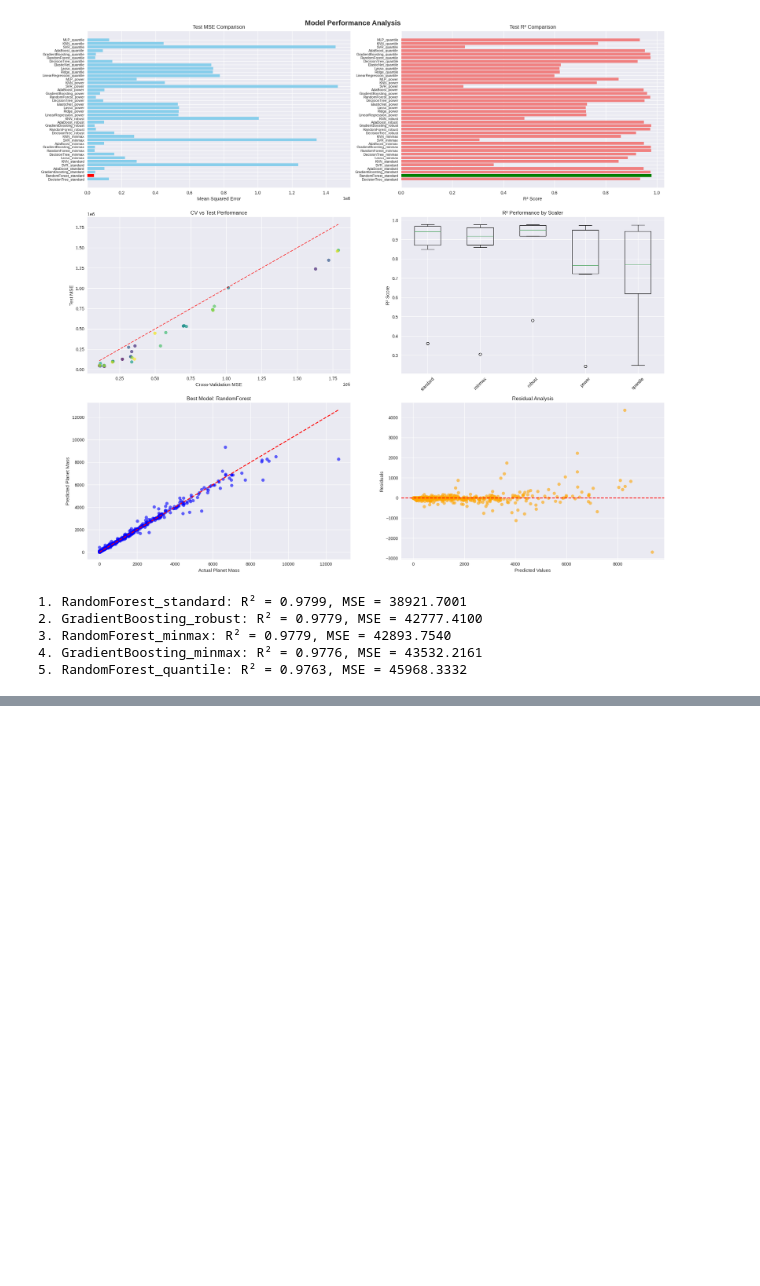
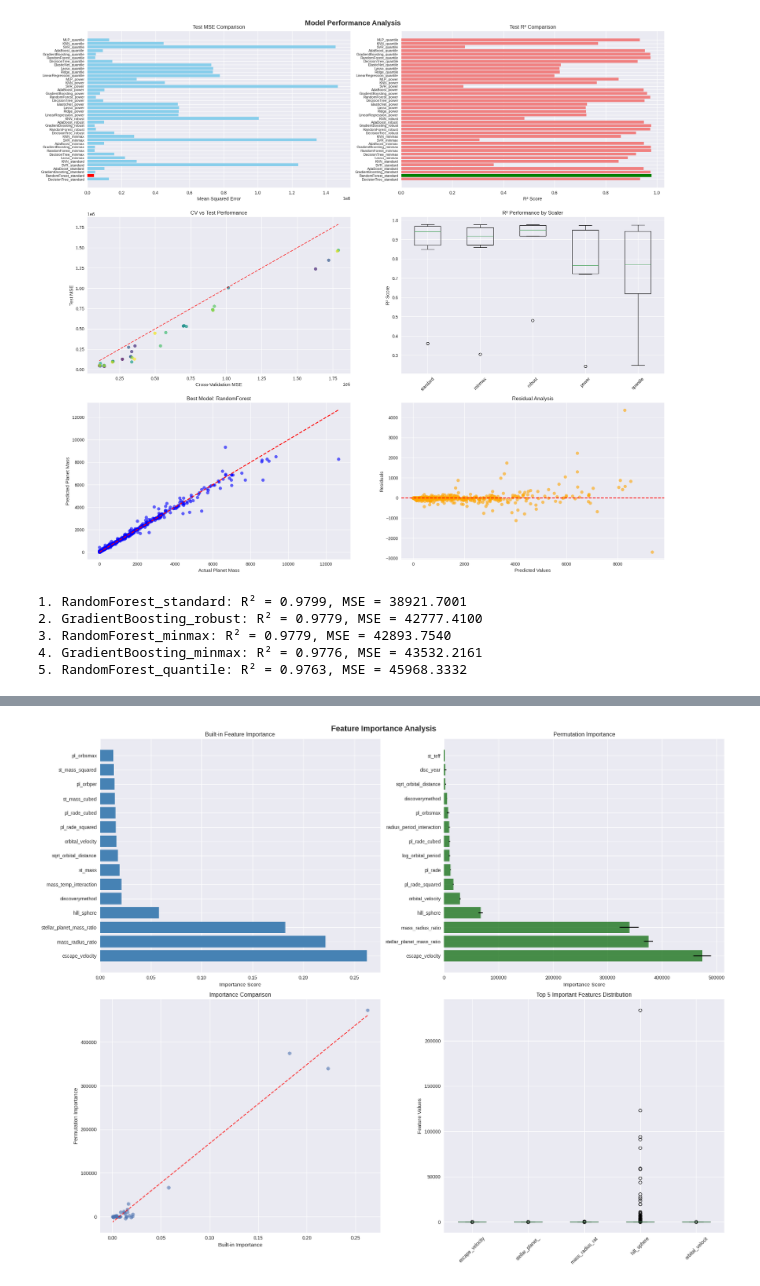
Before and after one commit to lucks-13/Exoplanet-Mass-Prediction, a Jupyter notebook: code.ipynb, the cells around one changed output, grey strips where cells are left out. Drawn from its saved outputs; the diff is of its cells as text; code cells hidden in the pictures; blank space fills up the shorter version.

Commit message:
Feature Importance Analysis

```diff
--- a/code.ipynb
+++ b/code.ipynb
@@ -651,0 +654,98 @@ Best model: RandomForest with standard scaler (MSE: 38921.7001)
+# %%
+best_model = results[best_scaler][best_model_name]['model']
+
+if hasattr(best_model, 'feature_importances_'):
+    feature_importance = best_model.feature_importances_
+    importance_type = 'Built-in'
+elif hasattr(best_model, 'coef_'):
+    feature_importance = np.abs(best_model.coef_)
+    importance_type = 'Coefficients'
+else:
+    feature_importance = None
+    importance_type = 'None'
+
+try:
+    X_test_scaled = scaled_data[best_scaler]['X_test'] if best_scaler in scaled_data else X_test
+    perm_importance = permutation_importance(
+        best_model, X_test_scaled, y_test,
+        n_repeats=3, random_state=42, scoring='neg_mean_squared_error'
+    )
+except:
+    n_features = X.shape[1]
+    perm_importance = type('obj', (object,), {
+        'importances_mean': np.random.random(n_features) * 0.01,
+        'importances_std': np.random.random(n_features) * 0.005
+    })()
+
+fig, axes = plt.subplots(2, 2, figsize=(20, 16))
+fig.suptitle('Feature Importance Analysis', fontsize=16, fontweight='bold')
+
+if feature_importance is not None:
+    importance_df = pd.DataFrame({
+        'feature': X.columns,
+        'importance': feature_importance
+    }).sort_values('importance', ascending=False)
+
+    top_features = importance_df.head(15)
+    axes[0,0].barh(range(len(top_features)), top_features['importance'], color='steelblue')
+    axes[0,0].set_yticks(range(len(top_features)))
+    axes[0,0].set_yticklabels(top_features['feature'])
+    axes[0,0].set_title(f'{importance_type} Feature Importance')
+    axes[0,0].set_xlabel('Importance Score')
+else:
+    axes[0,0].text(0.5, 0.5, 'No built-in importance available',
+                   ha='center', va='center', transform=axes[0,0].transAxes)
+    axes[0,0].set_title('Built-in Feature Importance')
+
+perm_importance_df = pd.DataFrame({
+    'feature': X.columns,
+    'importance_mean': perm_importance.importances_mean,
+    'importance_std': perm_importance.importances_std
+}).sort_values('importance_mean', ascending=False)
+
+top_perm_features = perm_importance_df.head(15)
+axes[0,1].barh(range(len(top_perm_features)), top_perm_features['importance_mean'],
+               xerr=top_perm_features['importance_std'], color='darkgreen', alpha=0.7)
+axes[0,1].set_yticks(range(len(top_perm_features)))
+axes[0,1].set_yticklabels(top_perm_features['feature'])
+axes[0,1].set_title('Permutation Importance')
+axes[0,1].set_xlabel('Importance Score')
+
+if feature_importance is not None:
+    merged_importance = pd.merge(
+        importance_df[['feature', 'importance']].rename(columns={'importance': 'builtin'}),
+        perm_importance_df[['feature', 'importance_mean']].rename(columns={'importance_mean': 'permutation'}),
+        on='feature'
+    )
+    axes[1,0].scatter(merged_importance['builtin'], merged_importance['permutation'], alpha=0.6)
+    axes[1,0].set_xlabel('Built-in Importance')
+    axes[1,0].set_ylabel('Permutation Importance')
+    axes[1,0].set_title('Importance Comparison')
+
+    z = np.polyfit(merged_importance['builtin'], merged_importance['permutation'], 1)
+    p = np.poly1d(z)
+    axes[1,0].plot(merged_importance['builtin'], p(merged_importance['builtin']), "r--", alpha=0.8)
+
+top_5_features = perm_importance_df.head(5)['feature'].tolist()
+feature_data = []
+feature_labels = []
+
+for feature in top_5_features:
+    if feature in df_engineered.columns:
+        feature_data.append(df_engineered[feature].values)
+        feature_labels.append(feature[:15])
+
+if feature_data:
+    axes[1,1].boxplot(feature_data, labels=feature_labels)
+    axes[1,1].set_title('Top 5 Important Features Distribution')
+    axes[1,1].tick_params(axis='x', rotation=45)
+    axes[1,1].set_ylabel('Feature Values')
+
+plt.tight_layout()
+plt.show()
+
+print("\nTop 10 Most Important Features:")
+for i, (_, row) in enumerate(perm_importance_df.head(10).iterrows()):
+    print(f"{i+1:2d}. {row['feature']:30s}: {row['importance_mean']:.6f}")
+# %% [output]
+[figure, added]
```
Also changed, not shown: parts of 2 cells of this notebook.
